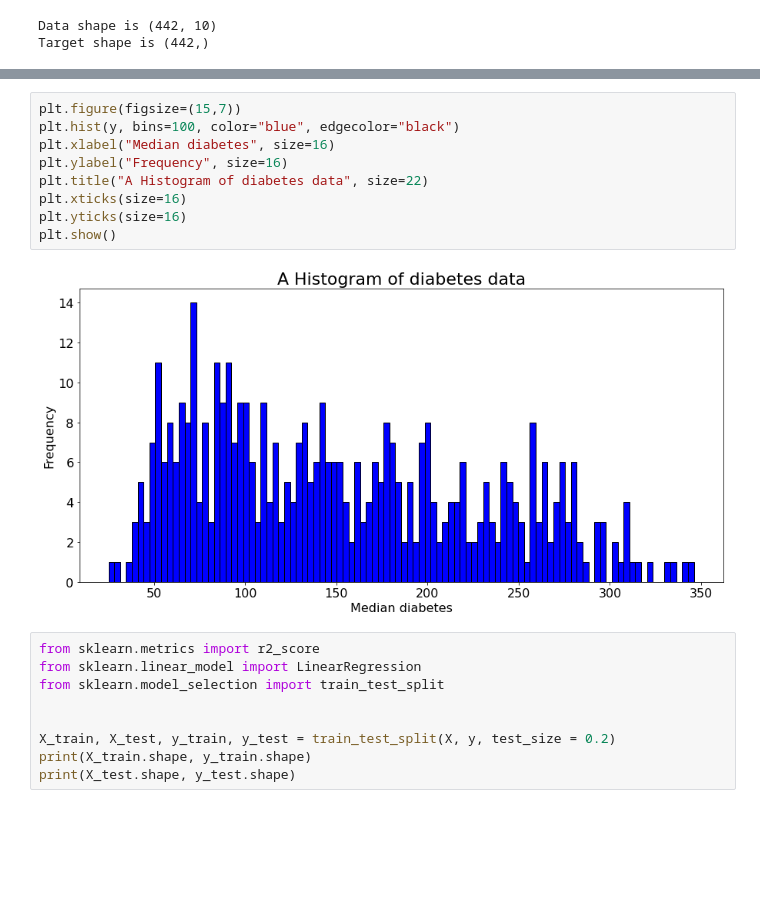
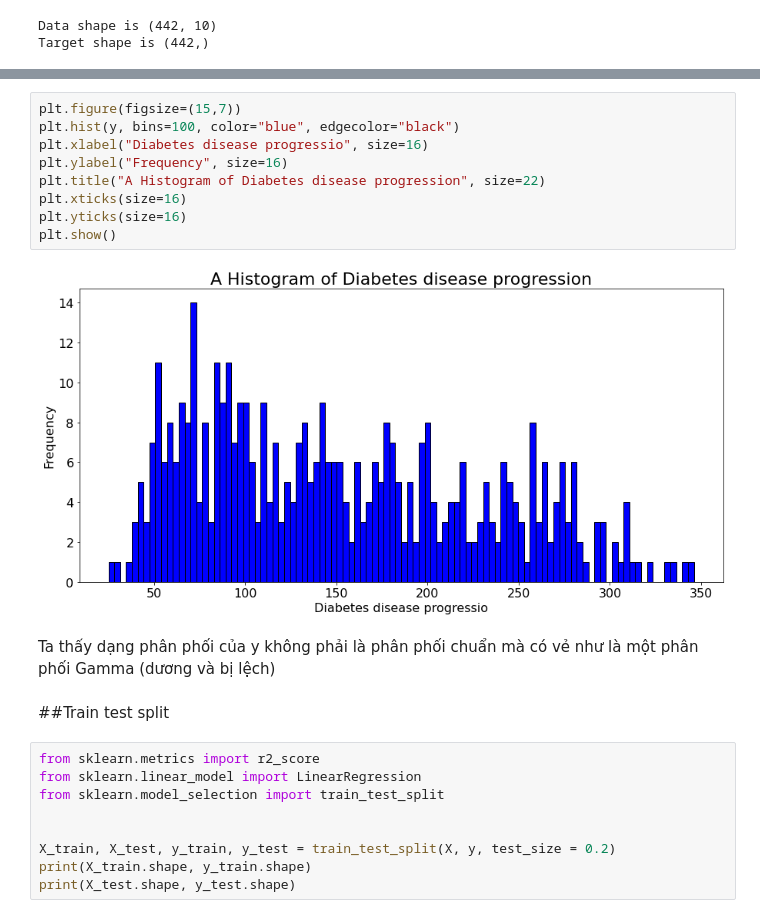
Before and after one commit to dk-tran92/ML, a Jupyter notebook: Nhan_dang_mau.ipynb, the cells around one changed output, grey strips where cells are left out. Cells and saved outputs as stored; diff of their text form; blank space fills up the shorter version.

```diff
--- a/Nhan_dang_mau.ipynb
+++ b/Nhan_dang_mau.ipynb
@@ -42,14 +161,18 @@ array([ 0.03807591,  0.05068012,  0.06169621,  0.02187235, -0.0442235 ,
 # %%
 plt.figure(figsize=(15,7))
 plt.hist(y, bins=100, color="blue", edgecolor="black")
-plt.xlabel("Median diabetes", size=16)
+plt.xlabel("Diabetes disease progressio", size=16)
 plt.ylabel("Frequency", size=16)
-plt.title("A Histogram of diabetes data", size=22)
+plt.title("A Histogram of Diabetes disease progression", size=22)
 plt.xticks(size=16)
 plt.yticks(size=16)
 plt.show()
 # %% [output]
-[figure, old version]
+[figure, new version]
+# %% [markdown]
+Ta thấy dạng phân phối của y không phải là phân phối chuẩn mà có vẻ như là một phân phối Gamma (dương và bị lệch)
+# %% [markdown]
+##Train test split
 # %%
 from sklearn.metrics import r2_score
 from sklearn.linear_model import LinearRegression
```
Also changed, not shown: parts of 29 cells of this notebook.
